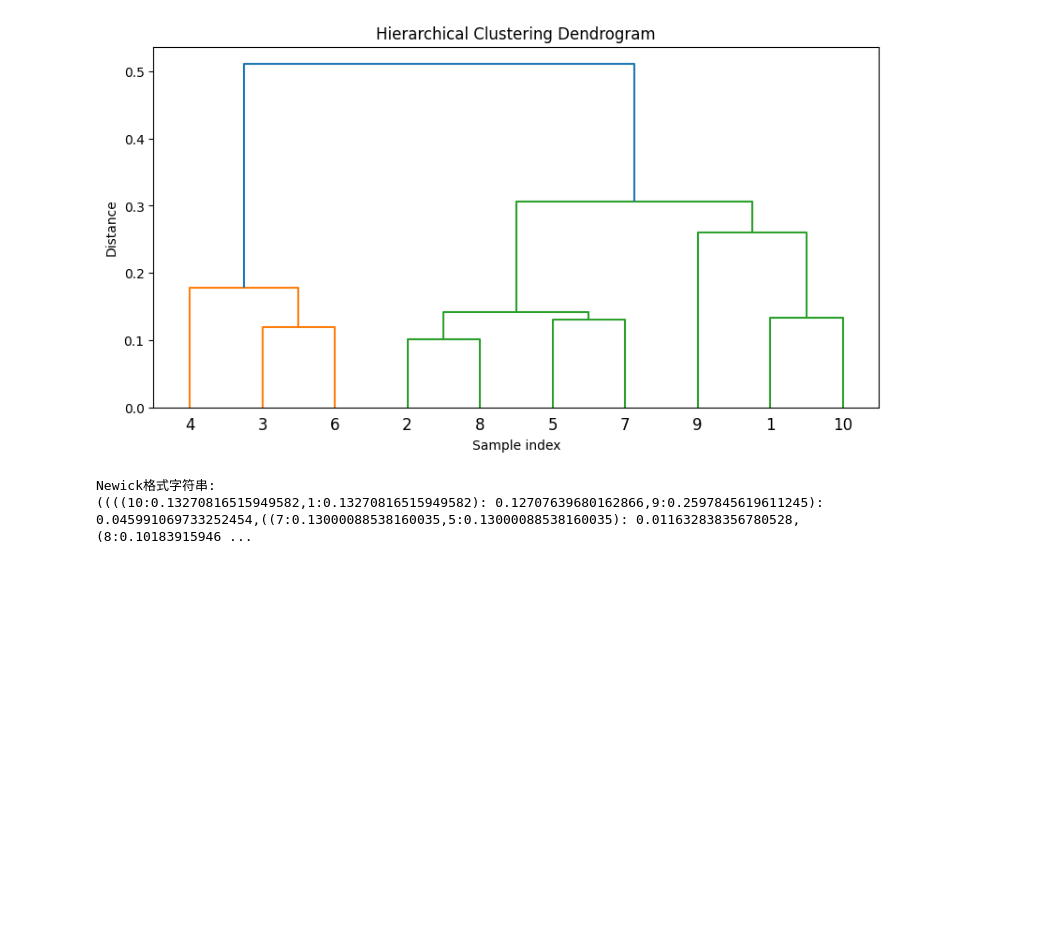
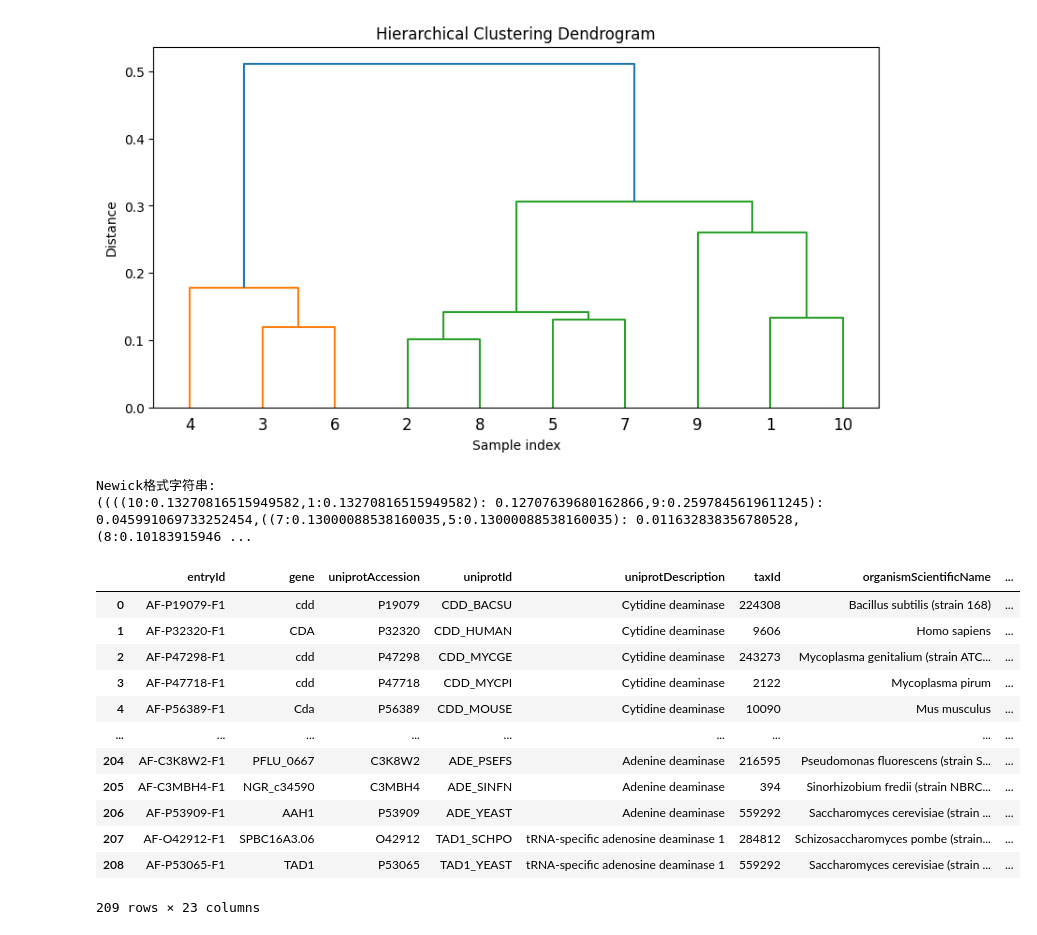
Before and after one commit to txdas/biotech, a Jupyter notebook: notebook/GEA/1.gea_cell.ipynb, the cells around one changed output. Cells and saved outputs as stored; diff of their text form; code cells hidden in the pictures; blank space fills up the shorter version.

```diff
--- a/notebook/GEA/1.gea_cell.ipynb
+++ b/notebook/GEA/1.gea_cell.ipynb
@@ -177,3 +182,19 @@ ts.mode = "c" # draw tree in circular mode
 
 # 绘制并显示树
 tree.show(tree_style=ts)
+# %%
+df
+# %% [output]
+|  | entryId | gene | uniprotAccession | uniprotId | uniprotDescription | taxId | organismScientificName | ... |
+| 0 | AF-P19079-F1 | cdd | P19079 | CDD_BACSU | Cytidine deaminase | 224308 | Bacillus subtilis (strain 168) | ... |
+| 1 | AF-P32320-F1 | CDA | P32320 | CDD_HUMAN | Cytidine deaminase | 9606 | Homo sapiens | ... |
+| 2 | AF-P47298-F1 | cdd | P47298 | CDD_MYCGE | Cytidine deaminase | 243273 | Mycoplasma genitalium (strain ATC... | ... |
+| 3 | AF-P47718-F1 | cdd | P47718 | CDD_MYCPI | Cytidine deaminase | 2122 | Mycoplasma pirum | ... |
+| 4 | AF-P56389-F1 | Cda | P56389 | CDD_MOUSE | Cytidine deaminase | 10090 | Mus musculus | ... |
+| ... | ... | ... | ... | ... | ... | ... | ... | ... |
+| 204 | AF-C3K8W2-F1 | PFLU_0667 | C3K8W2 | ADE_PSEFS | Adenine deaminase | 216595 | Pseudomonas fluorescens (strain S... | ... |
+| 205 | AF-C3MBH4-F1 | NGR_c34590 | C3MBH4 | ADE_SINFN | Adenine deaminase | 394 | Sinorhizobium fredii (strain NBRC... | ... |
+| 206 | AF-P53909-F1 | AAH1 | P53909 | ADE_YEAST | Adenine deaminase | 559292 | Saccharomyces cerevisiae (strain ... | ... |
+| 207 | AF-O42912-F1 | SPBC16A3.06 | O42912 | TAD1_SCHPO | tRNA-specific adenosine deaminase 1 | 284812 | Schizosaccharomyces pombe (strain... | ... |
+| 208 | AF-P53065-F1 | TAD1 | P53065 | TAD1_YEAST | tRNA-specific adenosine deaminase 1 | 559292 | Saccharomyces cerevisiae (strain ... | ... |
+209 rows × 23 columns
```
Also changed, not shown: parts of 4 cells of this notebook, 2 other files.
